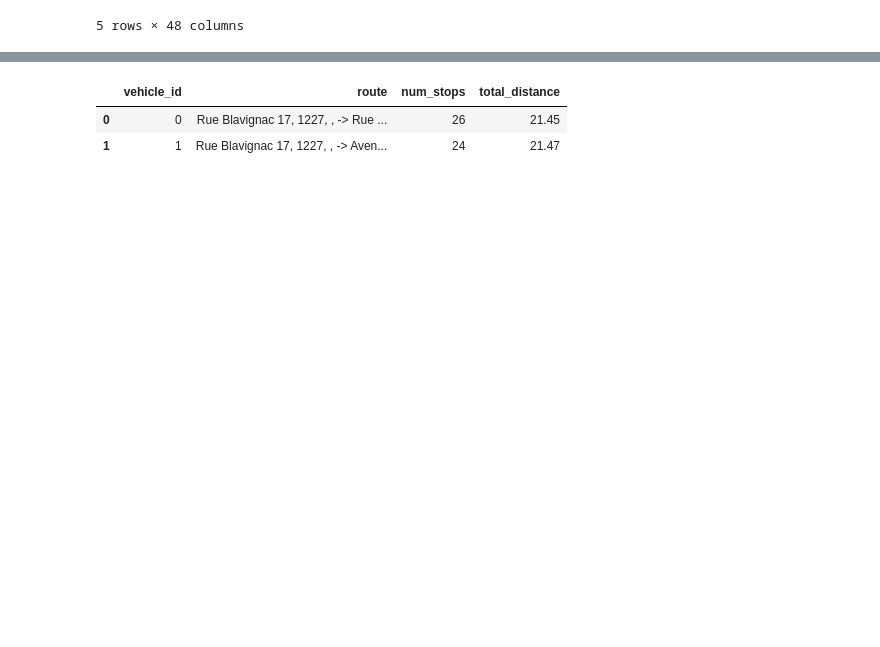
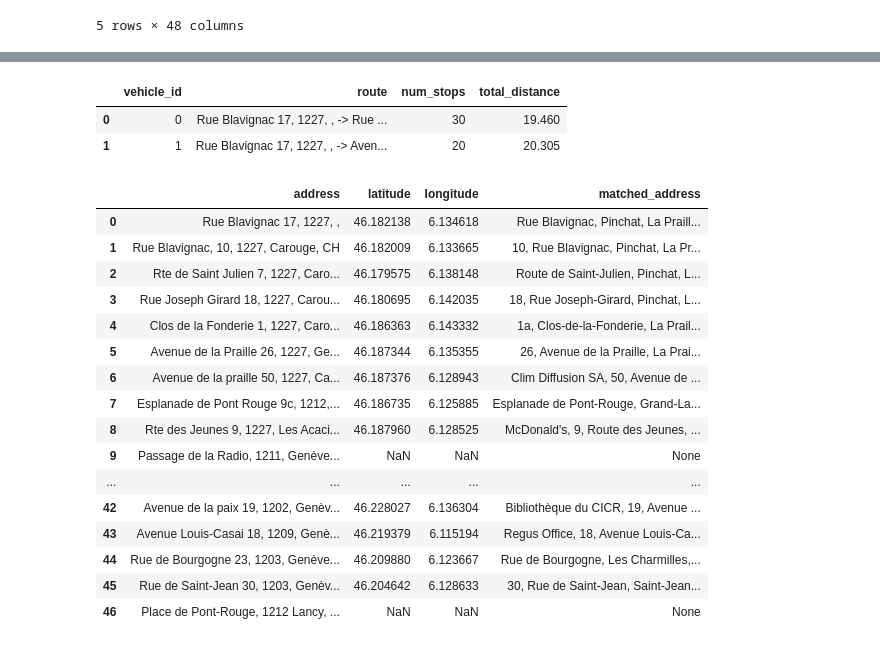
Before and after one commit to twillixa/SL, a Jupyter notebook: Main.ipynb, the cells around one changed output, grey strips where cells are left out. Cells and saved outputs as stored; diff of their text form; code cells hidden in the pictures; blank space fills up the shorter version.

Commit message:
Se creó con Colab

```diff
--- a/Main.ipynb
+++ b/Main.ipynb
@@ -3186,0 +3116,4 @@ display(route_map)
+# %%
+df = pd.read_excel("joint_distance_matrix_2.xlsx")
+print(f"Dataset loaded -- {df.shape[0]:,} rows x {df.shape[1]} columns")
+df.head()
@@ -3186,0 +3218,18 @@ display(route_map)
+# %%
+def geocode_addresses(labels, country_hint=None):
+    geolocator = Nominatim(user_agent="colab_vrp_mapper")
+    geocode = RateLimiter(geolocator.geocode, min_delay_seconds=1)
+
+    records = []
+    for label in labels:
+        query = f"{label}, {country_hint}" if country_hint else label
+        location = geocode(query)
+
+        records.append({
+            "address": label,
+            "latitude": location.latitude if location else None,
+            "longitude": location.longitude if location else None,
+            "matched_address": location.address if location else None
+        })
+
+    return pd.DataFrame(records)
@@ -3224,12 +3308,42 @@ def compute_route_distances(routes, distance_matrix, labels):
-# %%
-route_summary_df, route_legs_df = compute_route_distances(
-    routes=routes,
-    distance_matrix=distance_matrix,
-    labels=labels
-)
-
-display(route_summary_df)
-# %% [output]
-|  | vehicle_id | route | num_stops | total_distance |
-| 0 | 0 | Rue Blavignac 17, 1227, , -> Rue ... | 26 | 21.45 |
-| 1 | 1 | Rue Blavignac 17, 1227, , -> Aven... | 24 | 21.47 |
+# %%
+# ==== RUN EVERYTHING ====
+file_path = "joint_distance_matrix_2.xlsx"
+depot = 0
+country_hint = "Switzerland"
+
+distance_matrix, labels, raw_df = load_distance_matrix(file_path)
+import numpy as np
+
+result = solve_balanced_vrp(distance_matrix, depot=depot, num_vehicles=2)
+
+if result is None:
+    print("No solution found.")
+else:
+    routes, routes_df = result
+
+    geocoded_df = geocode_addresses(labels, country_hint=country_hint)
+    route_table = prepare_route_table(routes, labels)
+
+    display(route_table)
+    display(geocoded_df)
+# %% [output]
+|  | vehicle_id | route | num_stops | total_distance |
+| 0 | 0 | Rue Blavignac 17, 1227, , -> Rue ... | 30 | 19.460 |
+| 1 | 1 | Rue Blavignac 17, 1227, , -> Aven... | 20 | 20.305 |
+|  | address | latitude | longitude | matched_address |
+| 0 | Rue Blavignac 17, 1227, , | 46.182138 | 6.134618 | Rue Blavignac, Pinchat, La Praill... |
+| 1 | Rue Blavignac, 10, 1227, Carouge, CH | 46.182009 | 6.133665 | 10, Rue Blavignac, Pinchat, La Pr... |
+| 2 | Rte de Saint Julien 7, 1227, Caro... | 46.179575 | 6.138148 | Route de Saint-Julien, Pinchat, L... |
+| 3 | Rue Joseph Girard 18, 1227, Carou... | 46.180695 | 6.142035 | 18, Rue Joseph-Girard, Pinchat, L... |
+| 4 | Clos de la Fonderie 1, 1227, Caro... | 46.186363 | 6.143332 | 1a, Clos-de-la-Fonderie, La Prail... |
+| 5 | Avenue de la Praille 26, 1227, Ge... | 46.187344 | 6.135355 | 26, Avenue de la Praille, La Prai... |
+| 6 | Avenue de la praille 50, 1227, Ca... | 46.187376 | 6.128943 | Clim Diffusion SA, 50, Avenue de ... |
+| 7 | Esplanade de Pont Rouge 9c, 1212,... | 46.186735 | 6.125885 | Esplanade de Pont-Rouge, Grand-La... |
+| 8 | Rte des Jeunes 9, 1227, Les Acaci... | 46.187960 | 6.128525 | McDonald's, 9, Route des Jeunes, ... |
+| 9 | Passage de la Radio, 1211, Genève... | NaN | NaN | None |
+| ... | ... | ... | ... | ... |
+| 42 | Avenue de la paix 19, 1202, Genèv... | 46.228027 | 6.136304 | Bibliothèque du CICR, 19, Avenue ... |
+| 43 | Avenue Louis-Casai 18, 1209, Genè... | 46.219379 | 6.115194 | Regus Office, 18, Avenue Louis-Ca... |
+| 44 | Rue de Bourgogne 23, 1203, Genève... | 46.209880 | 6.123667 | Rue de Bourgogne, Les Charmilles,... |
+| 45 | Rue de Saint-Jean 30, 1203, Genèv... | 46.204642 | 6.128633 | 30, Rue de Saint-Jean, Saint-Jean... |
+| 46 | Place de Pont-Rouge, 1212 Lancy, ... | NaN | NaN | None |
```
Also changed, not shown: parts of 18 cells of this notebook.
